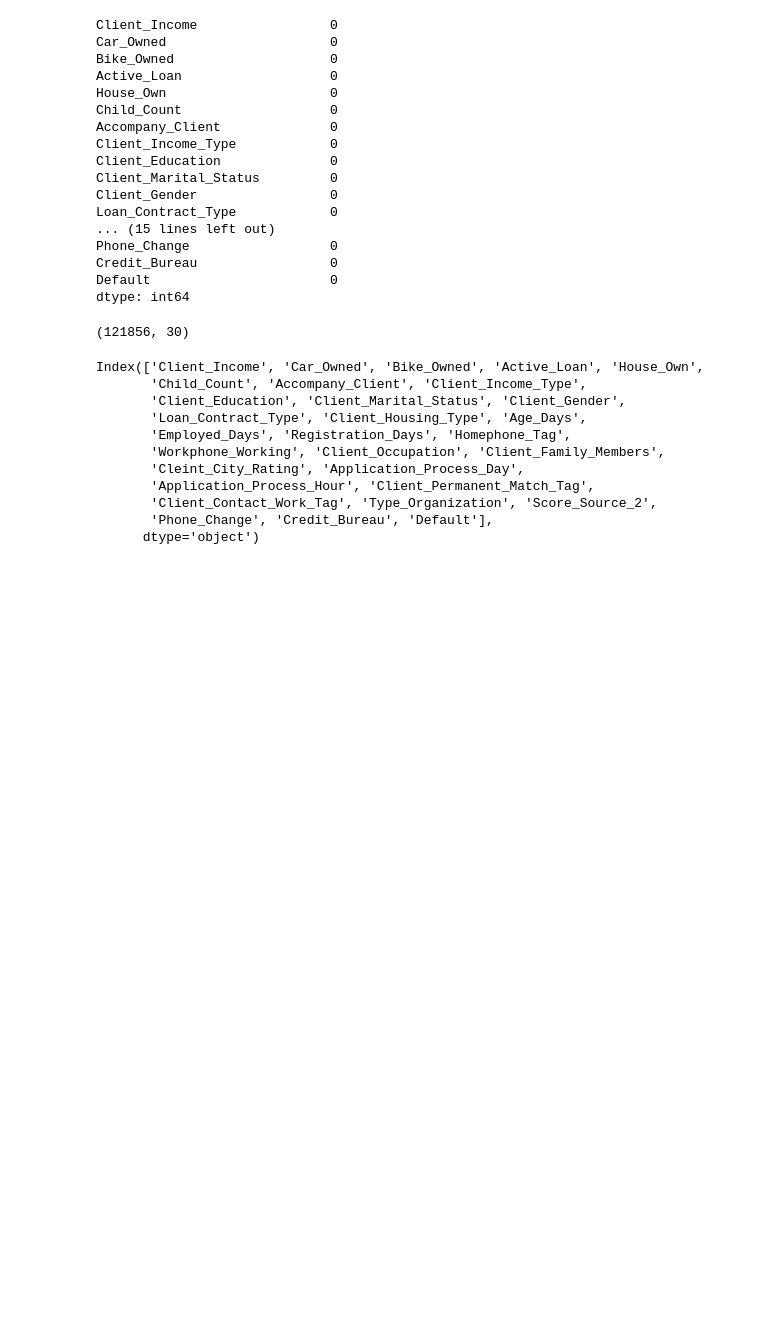
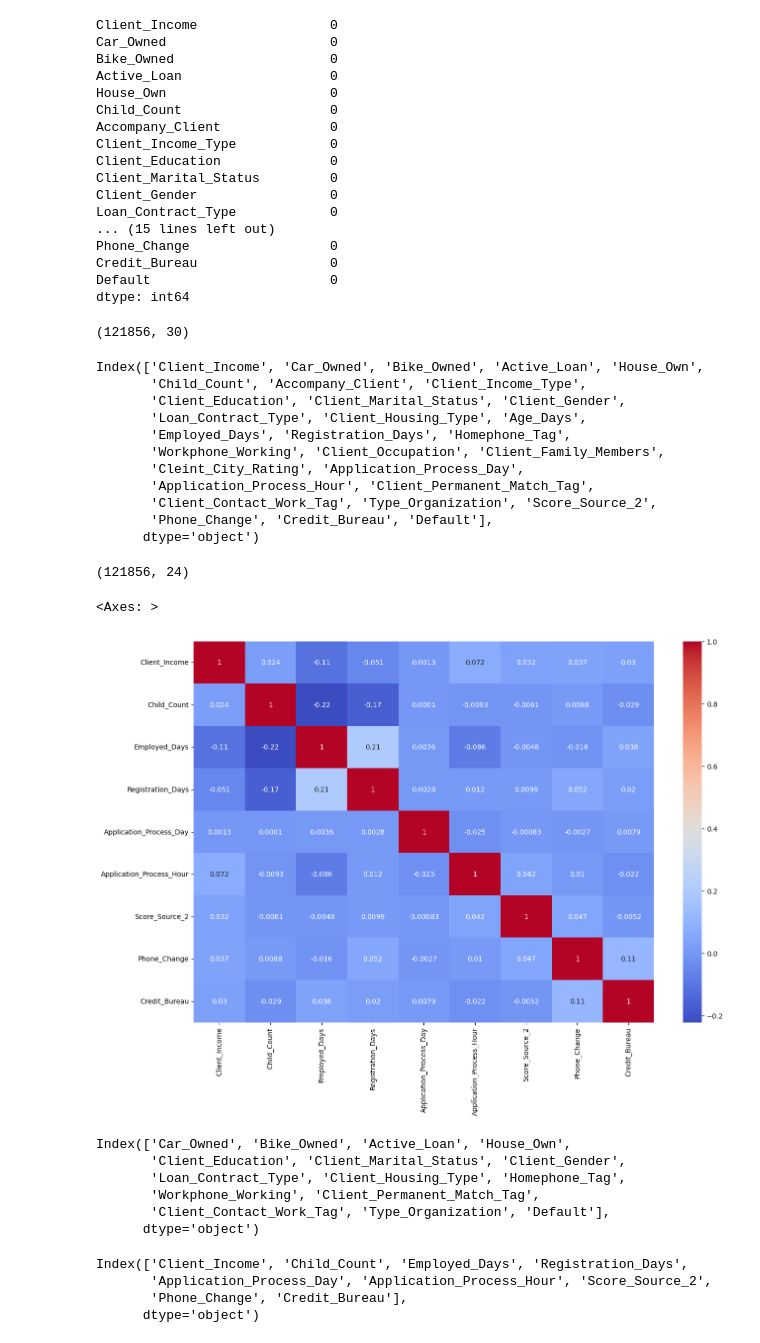
Before and after one commit to shekhariitk/AutomobileLoanDefaultPrediction, a Jupyter notebook: notebooks/eda.ipynb, the cells around one changed output. Saved outputs shown, nothing was run; the diff lists cells and outputs as text; code cells hidden in the pictures; blank space fills up the shorter version.

```diff
--- a/notebooks/eda.ipynb
+++ b/notebooks/eda.ipynb
@@ -719,4 +719,11 @@ Index(['Client_Income', 'Car_Owned', 'Bike_Owned', 'Active_Loan', 'House_Own',
        'Client_Contact_Work_Tag', 'Type_Organization', 'Score_Source_2',
        'Phone_Change', 'Credit_Bureau', 'Default'],
       dtype='object')
+# %%
+df.drop(columns = ['Cleint_City_Rating', 'Accompany_Client', 'Client_Income_Type', 'Client_Occupation','Client_Family_Members','Age_Days'], inplace=True)
+# %%
+# shape of the data
+print(df.shape)
+# %% [output]
+(121856, 24)
 # %%
@@ -724 +731,26 @@ Index(['Client_Income', 'Car_Owned', 'Bike_Owned', 'Active_Loan', 'House_Own',
 df.to_csv(r'E:\ML projects\AutomobileLoanDefaultPrediction\notebooks\data\cleaned_data.csv', index=False)
+# %%
+correlation = df.corr(numeric_only=True)
+plt.figure(figsize=(15,10))
+sns.heatmap(correlation, annot=True, cmap='coolwarm')
+# %% [output]
+<Axes: >
+[figure, added]
+# %%
+df.select_dtypes(include='object').columns
+# %% [output]
+Index(['Car_Owned', 'Bike_Owned', 'Active_Loan', 'House_Own',
+       'Client_Education', 'Client_Marital_Status', 'Client_Gender',
+       'Loan_Contract_Type', 'Client_Housing_Type', 'Homephone_Tag',
+       'Workphone_Working', 'Client_Permanent_Match_Tag',
+       'Client_Contact_Work_Tag', 'Type_Organization', 'Default'],
+      dtype='object')
+# %%
+# Numerica
+numerical_columns = df.select_dtypes(include=['int64', 'float64'])
+print(numerical_columns.columns)
+# %% [output]
+Index(['Client_Income', 'Child_Count', 'Employed_Days', 'Registration_Days',
+       'Application_Process_Day', 'Application_Process_Hour', 'Score_Source_2',
+       'Phone_Change', 'Credit_Bureau'],
+      dtype='object')
```
Also changed, not shown: parts of 1 cell of this notebook, 28 other files.
